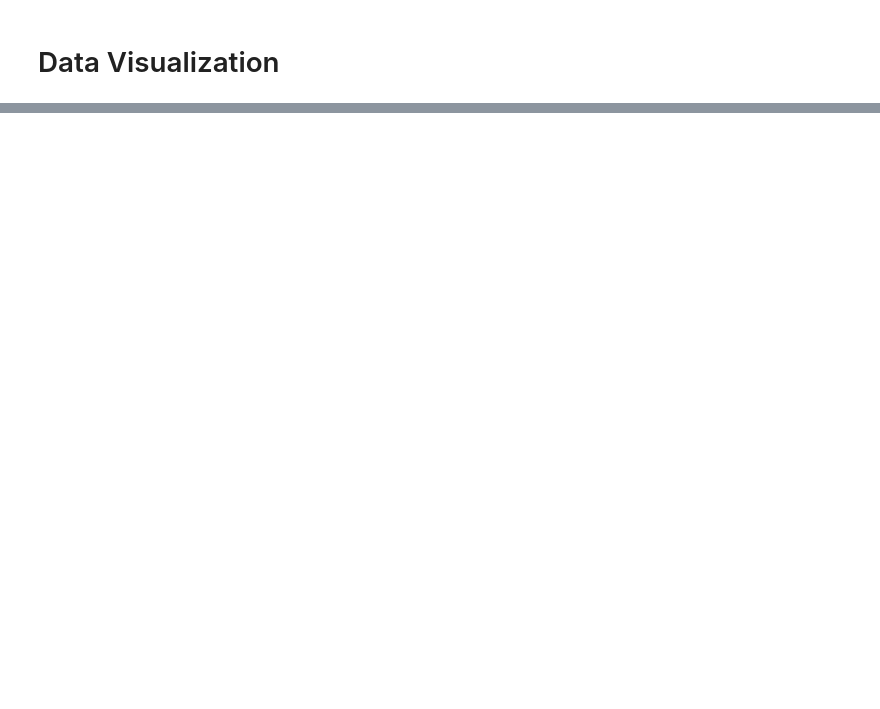
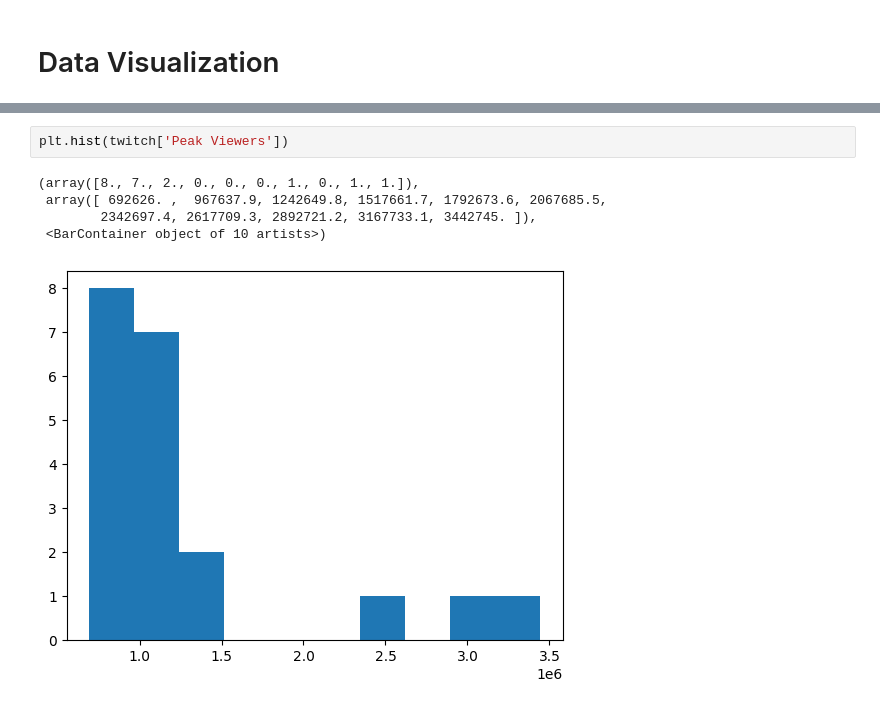
Before and after one commit to Neythin/twitch_visualization, a Jupyter notebook: data_visualization.ipynb, the cells around one changed output, grey strips where cells are left out. Drawn from its saved outputs; the diff is of its cells as text; blank space fills up the shorter version.

```diff
--- a/data_visualization.ipynb
+++ b/data_visualization.ipynb
@@ -27,0 +38,8 @@ twitch
+# %%
+plt.hist(twitch['Peak Viewers'])
+# %% [output]
+(array([8., 7., 2., 0., 0., 0., 1., 0., 1., 1.]),
+ array([ 692626. ,  967637.9, 1242649.8, 1517661.7, 1792673.6, 2067685.5,
+        2342697.4, 2617709.3, 2892721.2, 3167733.1, 3442745. ]),
+ <BarContainer object of 10 artists>)
+[figure, added]
```
Also changed, not shown: parts of 7 cells of this notebook, 2 other files.
